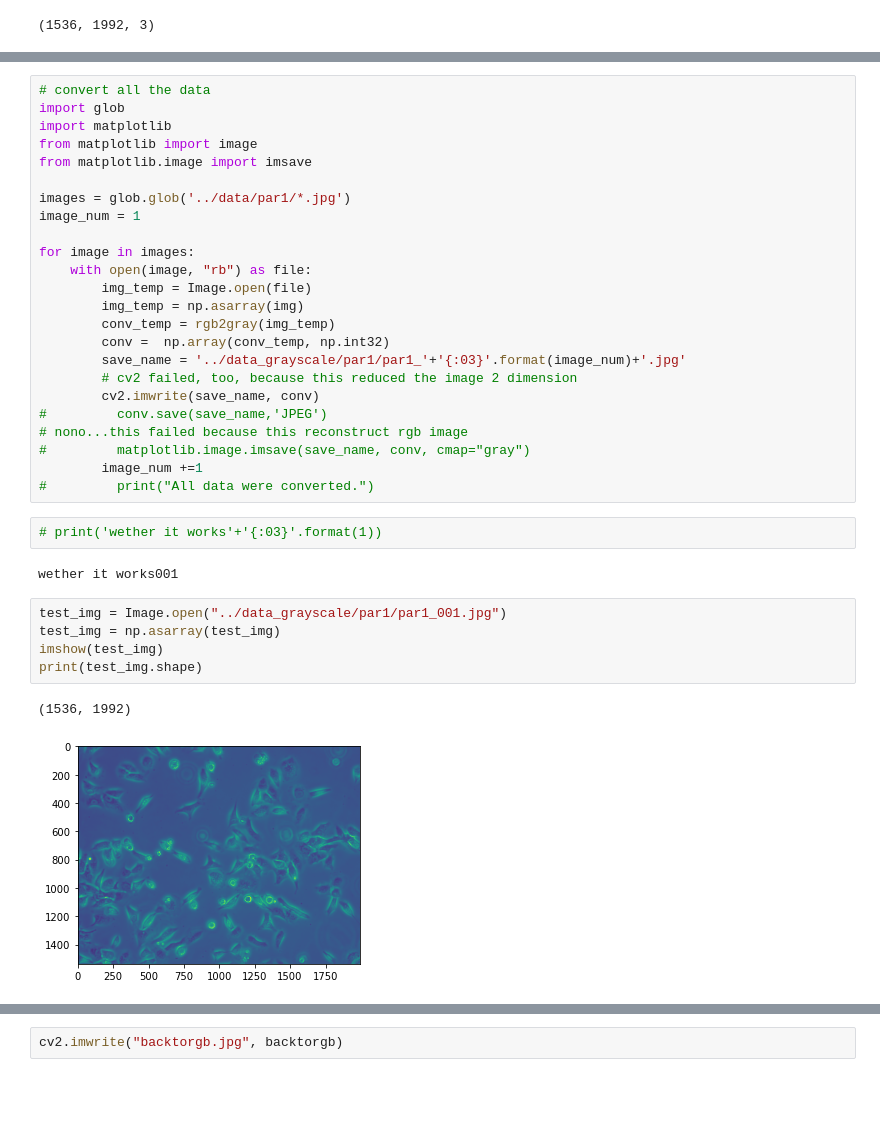
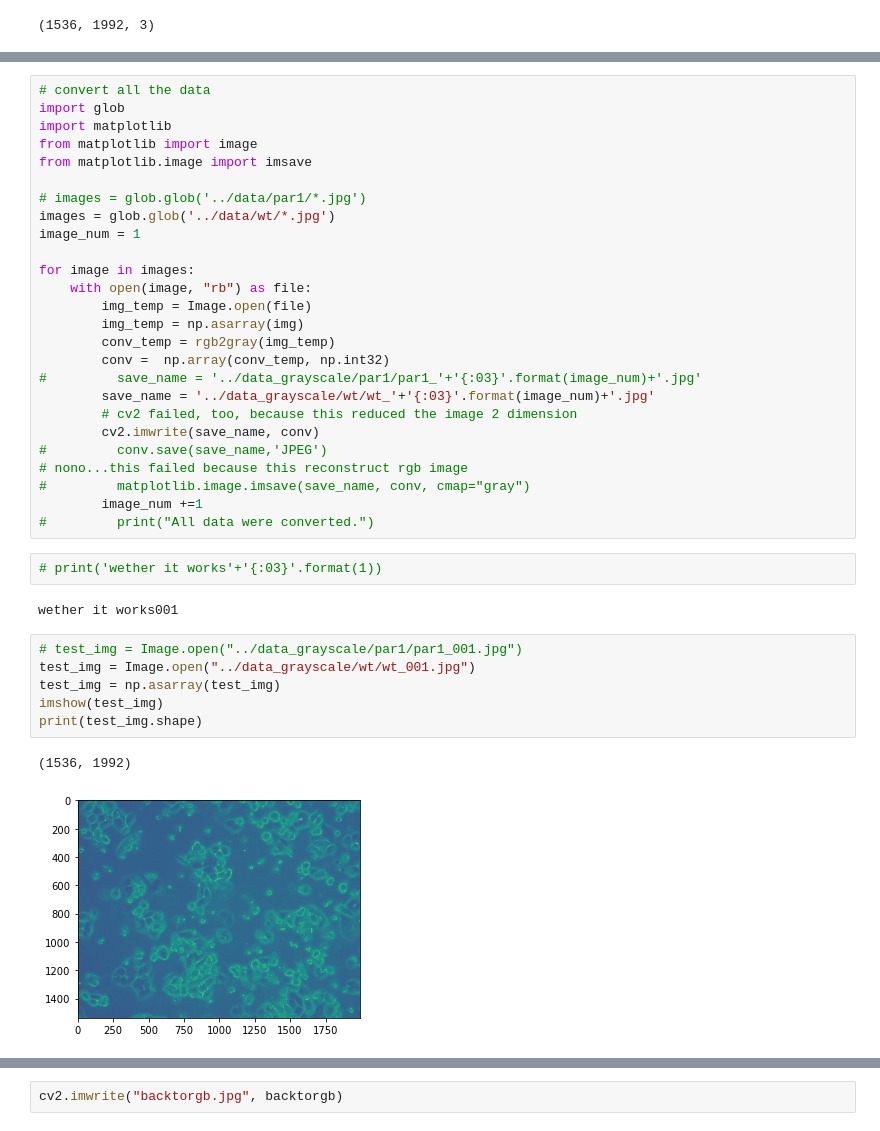
Before and after one commit to caocao0525/Cell001, a Jupyter notebook: grayscale_convert.ipynb, the cells around one changed output, grey strips where cells are left out. Saved outputs shown, nothing was run; the diff lists cells and outputs as text; blank space fills up the shorter version.

```diff
--- a/grayscale_convert.ipynb
+++ b/grayscale_convert.ipynb
@@ -114,7 +115,8 @@ import matplotlib
 from matplotlib import image
 from matplotlib.image import imsave
 
-images = glob.glob('../data/par1/*.jpg')
+# images = glob.glob('../data/par1/*.jpg')
+images = glob.glob('../data/wt/*.jpg')
 image_num = 1
 
 for image in images:
@@ -123,7 +125,8 @@ for image in images:
         img_temp = np.asarray(img)
         conv_temp = rgb2gray(img_temp)
         conv =  np.array(conv_temp, np.int32)
-        save_name = '../data_grayscale/par1/par1_'+'{:03}'.format(image_num)+'.jpg'
+#         save_name = '../data_grayscale/par1/par1_'+'{:03}'.format(image_num)+'.jpg'
+        save_name = '../data_grayscale/wt/wt_'+'{:03}'.format(image_num)+'.jpg'
         # cv2 failed, too, because this reduced the image 2 dimension
         cv2.imwrite(save_name, conv)
 #         conv.save(save_name,'JPEG')
@@ -136,13 +139,14 @@ for image in images:
 # %% [output]
 wether it works001
 # %%
-test_img = Image.open("../data_grayscale/par1/par1_001.jpg")
+# test_img = Image.open("../data_grayscale/par1/par1_001.jpg")
+test_img = Image.open("../data_grayscale/wt/wt_001.jpg")
 test_img = np.asarray(test_img)
 imshow(test_img)
 print(test_img.shape)
 # %% [output]
 (1536, 1992)
-[figure, old version]
+[figure, new version]
 # %%
 test_img
 # %% [output]
```
Also changed, not shown: parts of 7 cells of this notebook, 1 other file.
